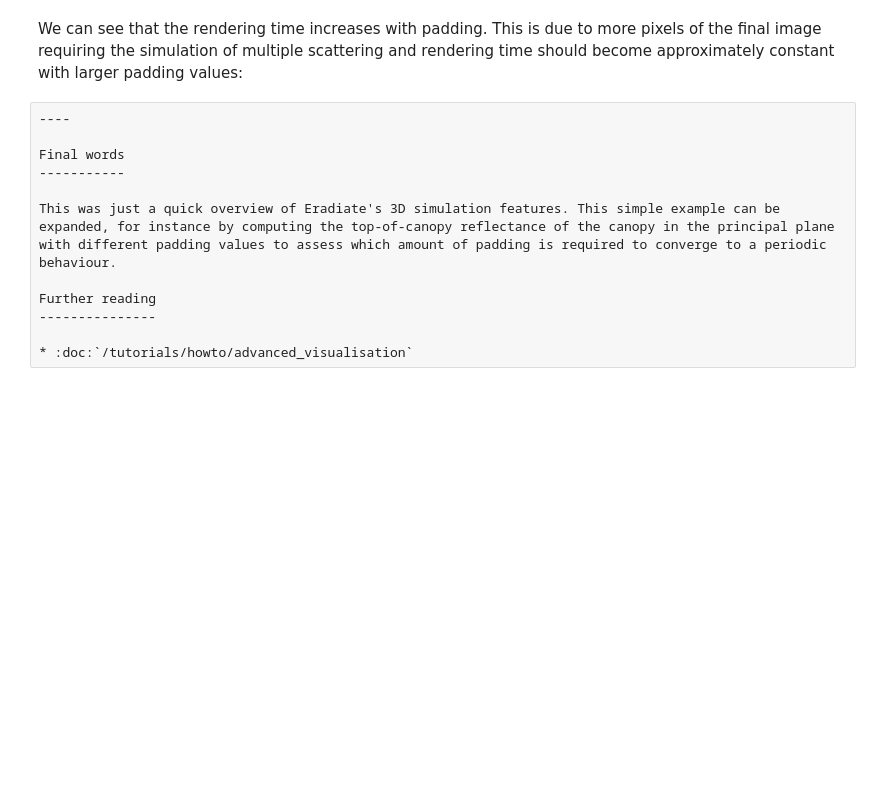
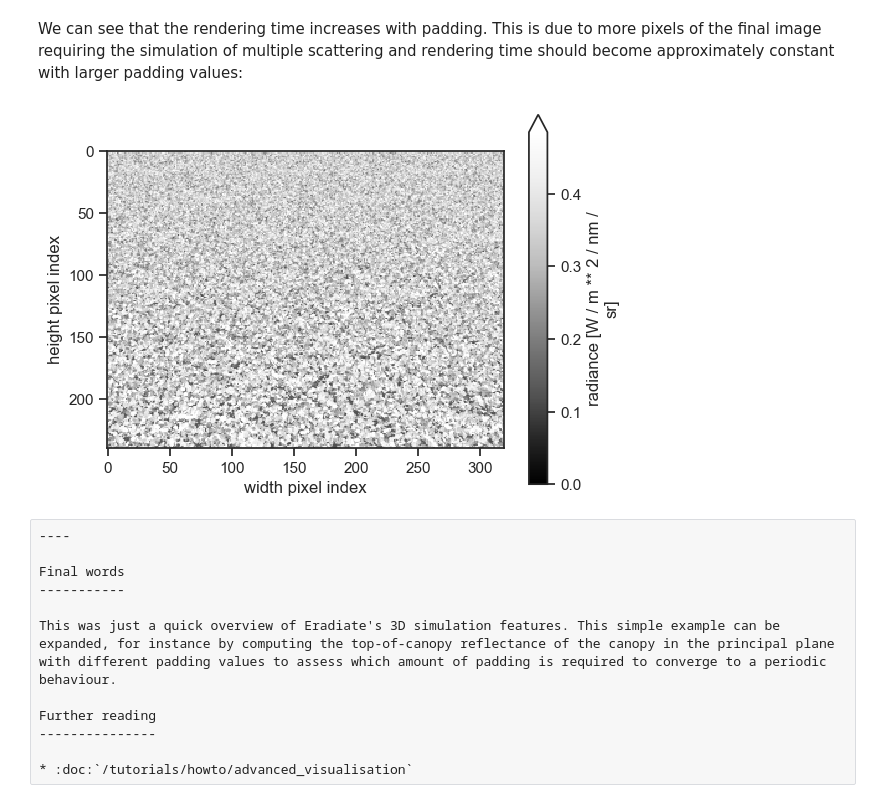
Before and after one commit to eradiate/eradiate-tutorials, a Jupyter notebook: getting_started/3d_basics.ipynb, the cells around one changed output. Cells and saved outputs as stored; diff of their text form; code cells hidden in the pictures; blank space fills up the shorter version.

```diff
--- a/getting_started/3d_basics.ipynb
+++ b/getting_started/3d_basics.ipynb
@@ -230,12 +250,14 @@ We can see that the rendering time increases with padding. This is due to more p
 # %%
 exp = eradiate.experiments.CanopyExperiment(
     surface=ertsc.bsdfs.LambertianBSDF(reflectance=0.5),
     canopy=homogeneous_canopy,
     padding=25,
     measures=camera_oblique,
-)thethe
+)
 eradiate.run(exp)
 show_camera(exp, "camera_oblique", vmin=0.0, add_colorbar=True)
+# %% [output]
+[figure, added]
 # %% [raw]
 ----
 
```
Also changed, not shown: parts of 9 cells of this notebook, 8 other files.
